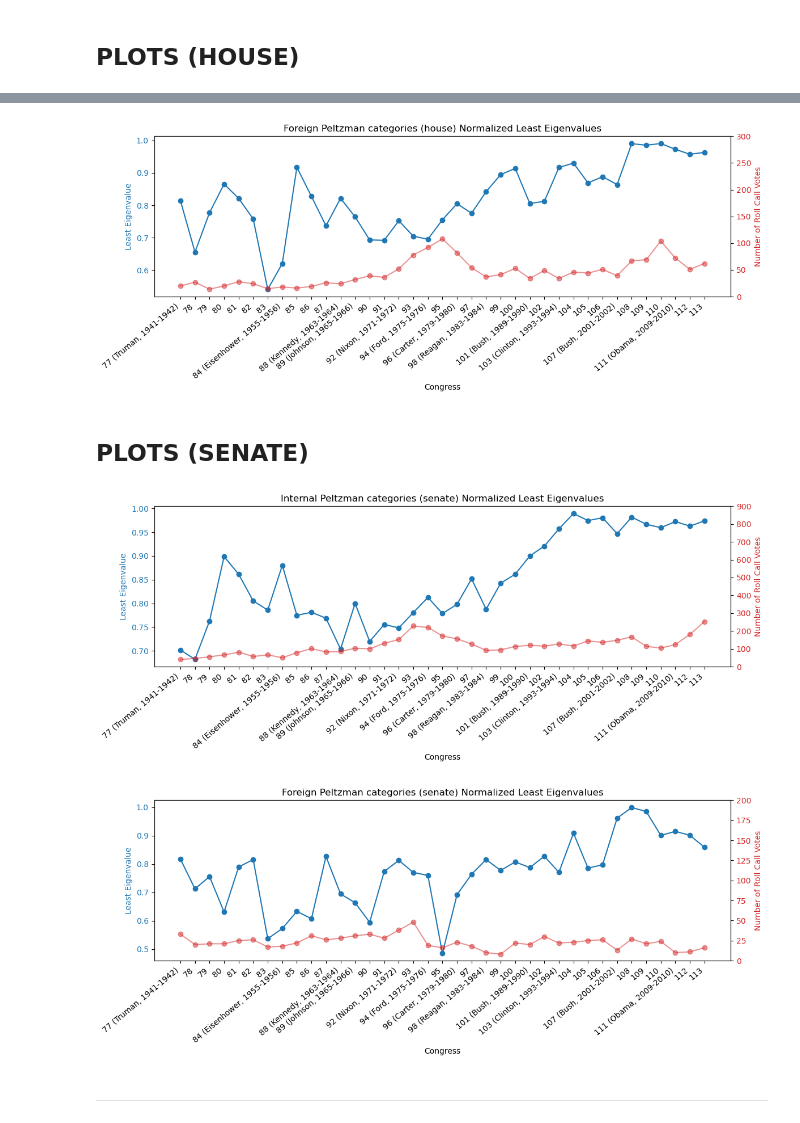
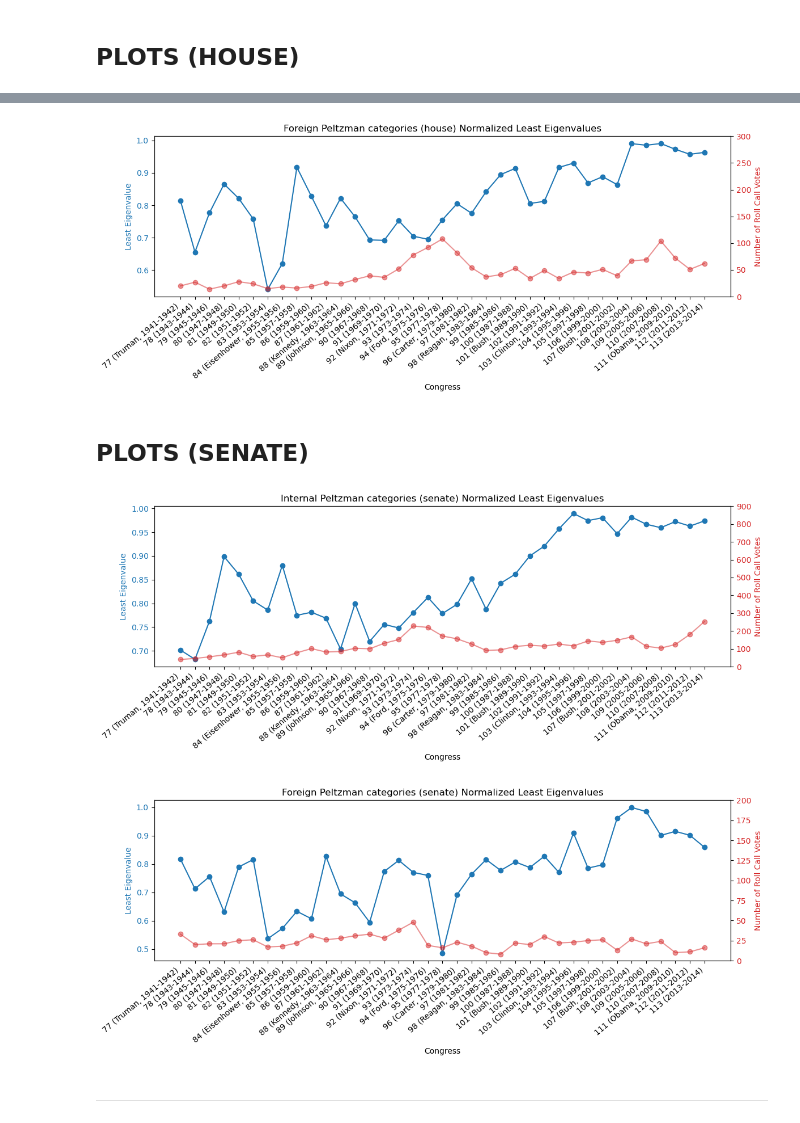
Before and after one commit to LeonardoAgasso/USA_Congress_SigNet, a Jupyter notebook: notebooks/internal_foreign_topics_frustrind.ipynb, the cells around one changed output, grey strips where cells are left out. Saved outputs shown, nothing was run; the diff lists cells and outputs as text; code cells hidden in the pictures.

```diff
--- a/notebooks/internal_foreign_topics_frustrind.ipynb
+++ b/notebooks/internal_foreign_topics_frustrind.ipynb
@@ -233,7 +233,7 @@ for congress in congress_list:
     if prev_president is None or current_president != prev_president:
         x_labels.append(f"{congress} ({congress_years_dic[congress][0]}, {congress_years_dic[congress][1]})")
     else:
-        x_labels.append(str(congress))
+        x_labels.append(str(congress)+ ' (' + congress_years_dic[congress][1] + ')')
 
     prev_president = current_president
 
@@ -317,35 +317,35 @@ prev_president = None
 x_labels = []
 for congress in congress_list:
     current_president = congress_years_dic[congress][0]
 
     if prev_president is None or current_president != prev_president:
         x_labels.append(f"{congress} ({congress_years_dic[congress][0]}, {congress_years_dic[congress][1]})")
     else:
-        x_labels.append(str(congress))
+        x_labels.append(str(congress)+ ' (' + congress_years_dic[congress][1] + ')')
 
     prev_president = current_president
 
 ax1.set_xticklabels(x_labels, rotation=40, ha="right")
 
 # Create a second y-axis
 ax2 = ax1.twinx()
 
 n_votes_list = [n_votes_dict[x] for x in congress_list]
 color = 'tab:red'
 ax2.set_ylabel('Number of Roll Call Votes', color=color)
 ax2.plot(congress_list, n_votes_list, 'o-', color=color, alpha=0.5)
 ax2.tick_params(axis='y', labelcolor=color)
 ax2.set_ylim([0, 300])
 
 output = '../plots/norm_least_eigenvalues/'+chamber+'_peltzman/foreign_nle.png'
 
 # set title
 plt.title('Foreign Peltzman categories ('+chamber+') Normalized Least Eigenvalues')
 
 fig.tight_layout()
 plt.savefig(output)
 # %% [output]
-[figure, old version]
+[figure, new version]
 # %% [markdown]
 ## PLOTS (SENATE)
 # %%
@@ -413,7 +413,7 @@ for congress in congress_list:
     if prev_president is None or current_president != prev_president:
         x_labels.append(f"{congress} ({congress_years_dic[congress][0]}, {congress_years_dic[congress][1]})")
     else:
-        x_labels.append(str(congress))
+        x_labels.append(str(congress)+ ' (' + congress_years_dic[congress][1] + ')')
 
     prev_president = current_president
 
@@ -437,7 +437,7 @@ plt.title('Internal Peltzman categories ('+chamber+') Normalized Least Eigenvalu
 fig.tight_layout()
 plt.savefig(output)
 # %% [output]
-[figure, old version]
+[figure, new version]
 # %%
 eigenvalues = {}
 n_votes_dict = {}  # Dictionary to store the number of votes for each congress
@@ -501,7 +501,7 @@ for congress in congress_list:
     if prev_president is None or current_president != prev_president:
         x_labels.append(f"{congress} ({congress_years_dic[congress][0]}, {congress_years_dic[congress][1]})")
     else:
-        x_labels.append(str(congress))
+        x_labels.append(str(congress)+ ' (' + congress_years_dic[congress][1] + ')')
 
     prev_president = current_president
 
@@ -525,6 +525,6 @@ plt.title('Foreign Peltzman categories ('+chamber+') Normalized Least Eigenvalue
 fig.tight_layout()
 plt.savefig(output)
 # %% [output]
-[figure, old version]
+[figure, new version]
 # %% [markdown]
 ______________________________________________
```
Also changed, not shown: parts of 1 cell of this notebook, 43 other files.
